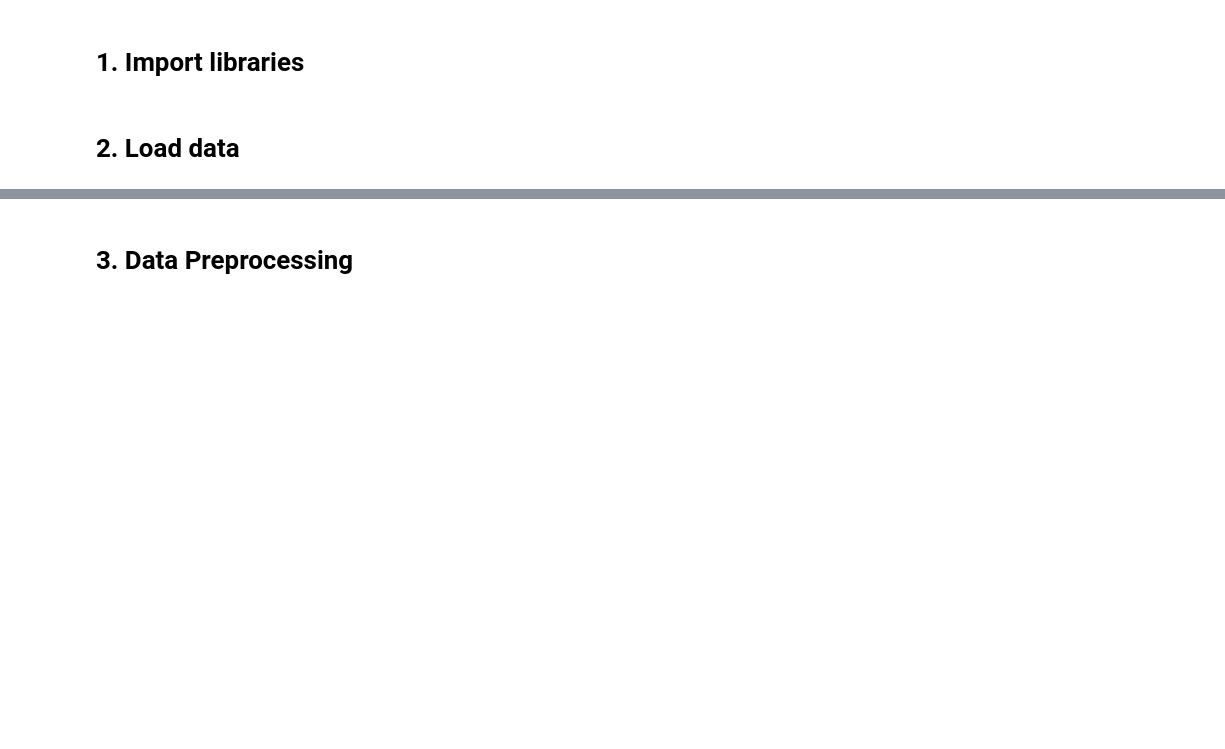
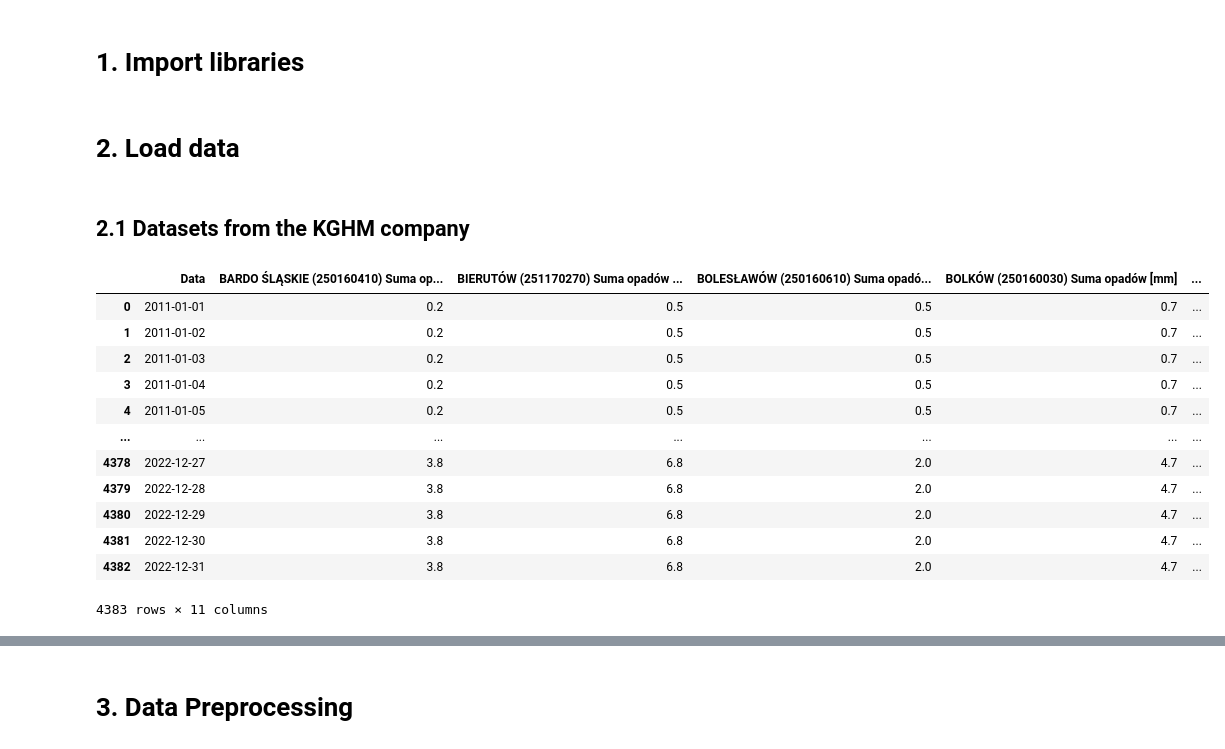
Before and after one commit to it4datascience/CuValley-Batmaja, a Jupyter notebook: src/data_prep.ipynb, the cells around one changed output, grey strips where cells are left out. Drawn from its saved outputs; the diff is of its cells as text; code cells hidden in the pictures; blank space fills up the shorter version.

```diff
--- a/src/data_prep.ipynb
+++ b/src/data_prep.ipynb
@@ -2,8 +2,50 @@
 # 1. Import libraries
 # %%
 import pandas as pd
+# %%
+# settings
+dates_idx = pd.date_range(start='2011-01-01', end='2022-12-31',
+                          freq='1D') # When there will be new data then to change, only for the purpose of test data
 # %% [markdown]
 # 2. Load data
+# %% [markdown]
+## 2.1 Datasets from the KGHM company
 # %%
-dataset = pd.read_csv('../data/test_data.csv')
-dataset
+meteo = pd.read_excel('../data/meteo - sample.xlsx', sheet_name='dane', header=[0, 1])
+
+# taking only Date and sum of rain
+meteo = meteo.loc[:, meteo.columns.get_level_values(1).isin(['Data', 'Suma opadów [mm]'])]
+
+meteo.columns = ['Data'] + [f'{col_name} Suma opadów [mm]' for col_name in meteo.columns.get_level_values(0)][1:]
+
+# set the column type for column with date
+meteo['Data'] = pd.to_datetime(meteo['Data'], format='%d-%m-%Y')
+
+# Fill in the missing values with the number 0.05
+meteo = meteo.fillna(0.05)
+
+################# Add new dates for modeling purposes | To change when will be new datasets
+meteo = meteo.set_index('Data').reindex(dates_idx).reset_index().rename({'index': 'Data'}, axis=1)
+meteo = meteo.bfill().ffill()
+
+# Add new columns to compare with y
+meteo['GŁOGÓW (151160060) Suma opadów [mm]'] = meteo['BARDO ŚLĄSKIE (250160410) Suma opadów [mm]']
+meteo['RACIBÓRZ-MIEDONIA (150180060) Suma opadów [mm]'] = meteo['BOLESŁAWÓW (250160610) Suma opadów [mm]']
+
+###############################################################################################
+
+meteo
+# %% [output]
+|  | Data | BARDO ŚLĄSKIE (250160410) Suma op... | BIERUTÓW (251170270) Suma opadów ... | BOLESŁAWÓW (250160610) Suma opadó... | BOLKÓW (250160030) Suma opadów [mm] | ... |
+| 0 | 2011-01-01 | 0.2 | 0.5 | 0.5 | 0.7 | ... |
+| 1 | 2011-01-02 | 0.2 | 0.5 | 0.5 | 0.7 | ... |
+| 2 | 2011-01-03 | 0.2 | 0.5 | 0.5 | 0.7 | ... |
+| 3 | 2011-01-04 | 0.2 | 0.5 | 0.5 | 0.7 | ... |
+| 4 | 2011-01-05 | 0.2 | 0.5 | 0.5 | 0.7 | ... |
+| ... | ... | ... | ... | ... | ... | ... |
+| 4378 | 2022-12-27 | 3.8 | 6.8 | 2.0 | 4.7 | ... |
+| 4379 | 2022-12-28 | 3.8 | 6.8 | 2.0 | 4.7 | ... |
+| 4380 | 2022-12-29 | 3.8 | 6.8 | 2.0 | 4.7 | ... |
+| 4381 | 2022-12-30 | 3.8 | 6.8 | 2.0 | 4.7 | ... |
+| 4382 | 2022-12-31 | 3.8 | 6.8 | 2.0 | 4.7 | ... |
+4383 rows × 11 columns
```
Also changed, not shown: parts of 5 cells of this notebook, 10 other files.
